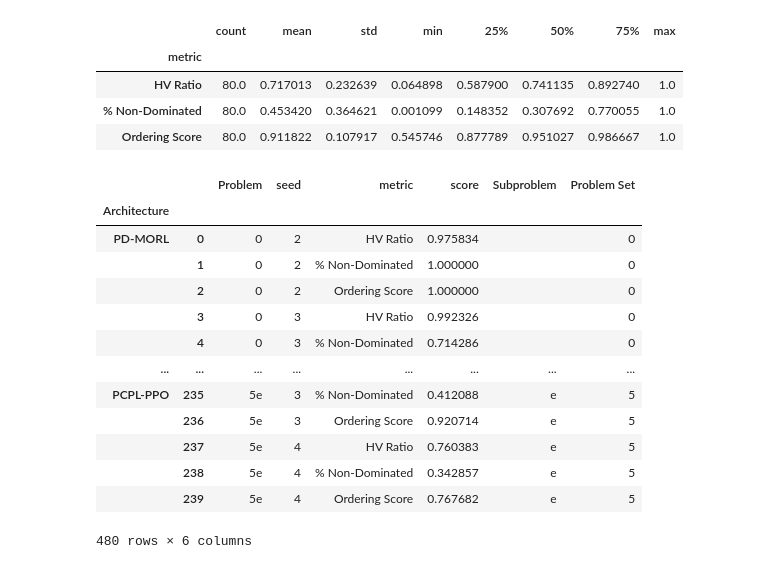
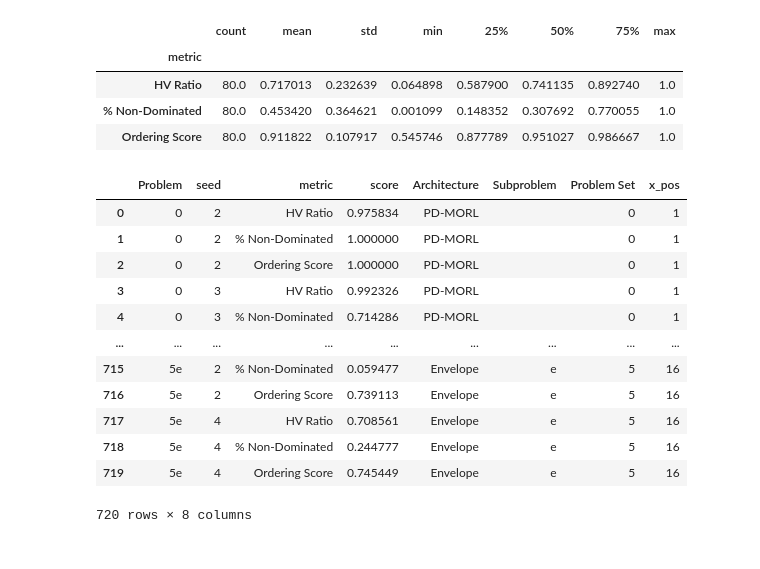
Before and after one commit to jzh001/GraphAllocBench, a Jupyter notebook: graphallocbench/examples/ijcai_fig2.ipynb, the cells around one changed output. Saved outputs shown, nothing was run; the diff lists cells and outputs as text; code cells hidden in the pictures.

Commit message:
update pdmorl evaluation and add envelope q learning

```diff
--- a/graphallocbench/examples/ijcai_fig2.ipynb
+++ b/graphallocbench/examples/ijcai_fig2.ipynb
@@ -9,6 +9,7 @@ os.makedirs(PLOT_DIR, exist_ok=True)
 # %%
 pdmorl_file = 'data/pdmorl_stats.csv'
 pcpl_file = 'data/pcpl_stats.csv'
+envelope_file = 'data/envelope_stats.csv'
 # %%
 pdmorl = pd.read_csv(pdmorl_file)
 pdmorl
@@ -43,3 +44,6 @@ pcpl
 | 78 | problem_5e | 267530.002666 | 0.589174 | 0.412088 | 0.920714 | 0 | 0.192599 | 0.062361 | ... |
 | 79 | problem_5e | 345272.033984 | 0.760383 | 0.342857 | 0.767682 | 0 | 0.192599 | 0.062361 | ... |
 80 rows × 17 columns
+# %%
+envelope = pd.read_csv(envelope_file)
+envelope
@@ -94,3 +112,7 @@ pcpl_plot = to_plot_df(
     },
     run_idx = 'seed',
 )
+# %%
+envelope_plot = to_plot_df(envelope)
+display(envelope_plot.head(3))
+envelope_plot.groupby(by='metric', observed=True)['score'].describe()
@@ -108,24 +140,37 @@ pcpl_plot.groupby(by=['metric'], observed=True)['score'].describe()
 | % Non-Dominated | 80.0 | 0.453420 | 0.364621 | 0.001099 | 0.148352 | 0.307692 | 0.770055 | 1.0 |
 | Ordering Score | 80.0 | 0.911822 | 0.107917 | 0.545746 | 0.877789 | 0.951027 | 0.986667 | 1.0 |
 # %%
-plot_df = pd.concat([pdmorl_plot, pcpl_plot], keys=['PD-MORL', 'PCPL-PPO'], names=['Architecture'])
+plot_df = pd.concat([
+    pdmorl_plot.assign(Architecture='PD-MORL'),
+    pcpl_plot.assign(Architecture='PCPL-PPO'),
+    envelope_plot.assign(Architecture='Envelope'),
+], ignore_index=True)
+plot_df['Architecture'] = pd.Categorical(
+    plot_df['Architecture'],
+    categories=['PCPL-PPO', 'PD-MORL', 'Envelope'],
+    ordered=True,
+)
 plot_df['Subproblem'] = plot_df['Problem'].apply(lambda s: s[1:])
 plot_df['Problem Set'] = plot_df['Problem'].apply(lambda s: s[0])
+
+_problem_order = sorted(plot_df['Problem'].unique())
+plot_df['x_pos'] = plot_df['Problem'].map({p: i+1 for i, p in enumerate(_problem_order)})
+_sep_xintercepts = [1.5, 4.5, 7.5, 9.5, 11.5]
+_x_breaks = list(range(1, len(_problem_order) + 1))
 plot_df
 # %% [output]
-|  |  | Problem | seed | metric | score | Subproblem | Problem Set |
-| Architecture |  |  |  |  |  |  |  |
-| PD-MORL | 0 | 0 | 2 | HV Ratio | 0.975834 |  | 0 |
-|  | 1 | 0 | 2 | % Non-Dominated | 1.000000 |  | 0 |
-|  | 2 | 0 | 2 | Ordering Score | 1.000000 |  | 0 |
-|  | 3 | 0 | 3 | HV Ratio | 0.992326 |  | 0 |
-|  | 4 | 0 | 3 | % Non-Dominated | 0.714286 |  | 0 |
-| ... | ... | ... | ... | ... | ... | ... | ... |
-| PCPL-PPO | 235 | 5e | 3 | % Non-Dominated | 0.412088 | e | 5 |
-|  | 236 | 5e | 3 | Ordering Score | 0.920714 | e | 5 |
-|  | 237 | 5e | 4 | HV Ratio | 0.760383 | e | 5 |
-|  | 238 | 5e | 4 | % Non-Dominated | 0.342857 | e | 5 |
-|  | 239 | 5e | 4 | Ordering Score | 0.767682 | e | 5 |
+|  | Problem | seed | metric | score | Architecture | Subproblem | Problem Set | x_pos |
+| 0 | 0 | 2 | HV Ratio | 0.975834 | PD-MORL |  | 0 | 1 |
+| 1 | 0 | 2 | % Non-Dominated | 1.000000 | PD-MORL |  | 0 | 1 |
+| 2 | 0 | 2 | Ordering Score | 1.000000 | PD-MORL |  | 0 | 1 |
+| 3 | 0 | 3 | HV Ratio | 0.992326 | PD-MORL |  | 0 | 1 |
+| 4 | 0 | 3 | % Non-Dominated | 0.714286 | PD-MORL |  | 0 | 1 |
+| ... | ... | ... | ... | ... | ... | ... | ... | ... |
+| 715 | 5e | 2 | % Non-Dominated | 0.059477 | Envelope | e | 5 | 16 |
+| 716 | 5e | 2 | Ordering Score | 0.739113 | Envelope | e | 5 | 16 |
+| 717 | 5e | 4 | HV Ratio | 0.708561 | Envelope | e | 5 | 16 |
+| 718 | 5e | 4 | % Non-Dominated | 0.244777 | Envelope | e | 5 | 16 |
+| 719 | 5e | 4 | Ordering Score | 0.745449 | Envelope | e | 5 | 16 |
-480 rows × 6 columns
+720 rows × 8 columns
 # %%
 p = (
```
Also changed, not shown: parts of 4 cells of this notebook, 30 other files.
